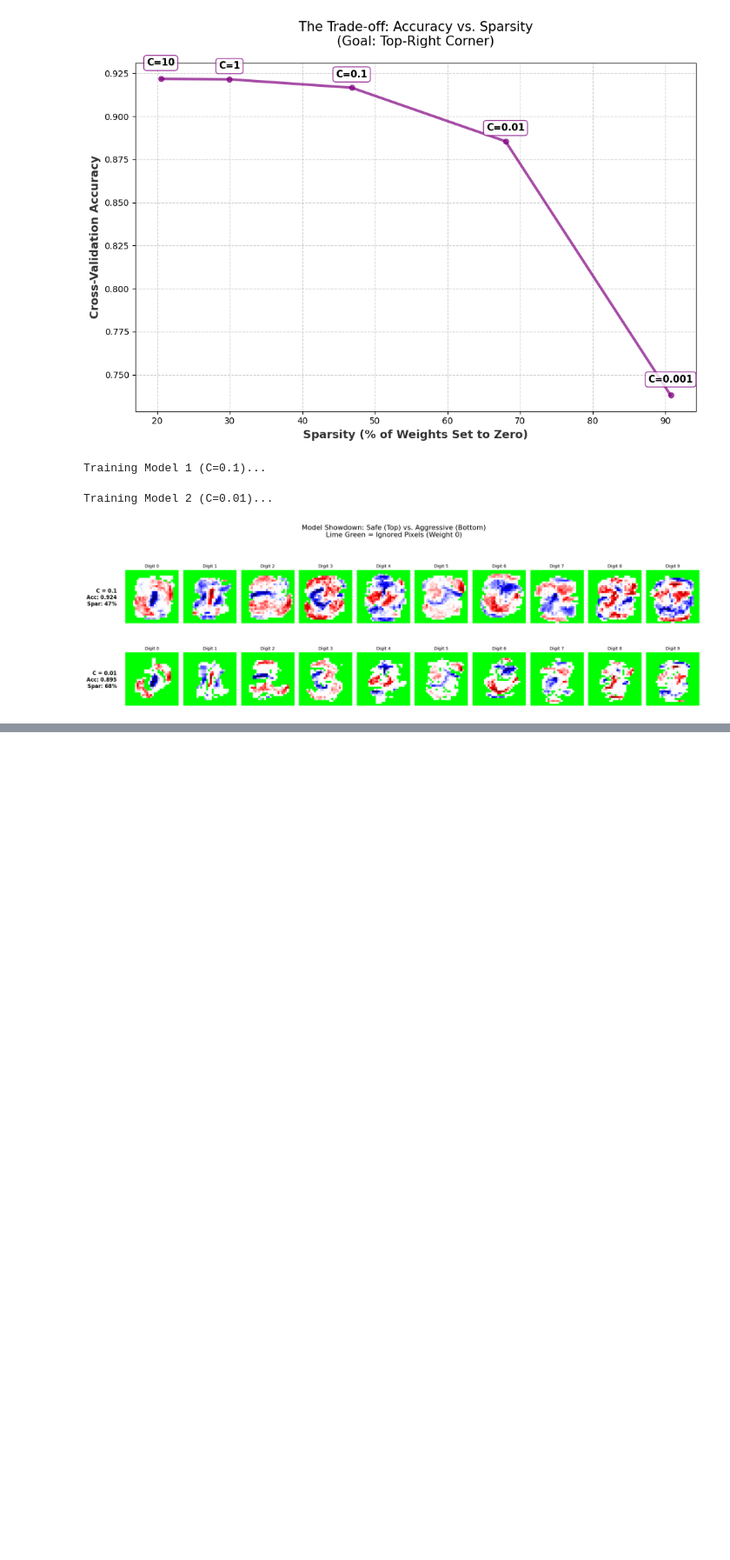
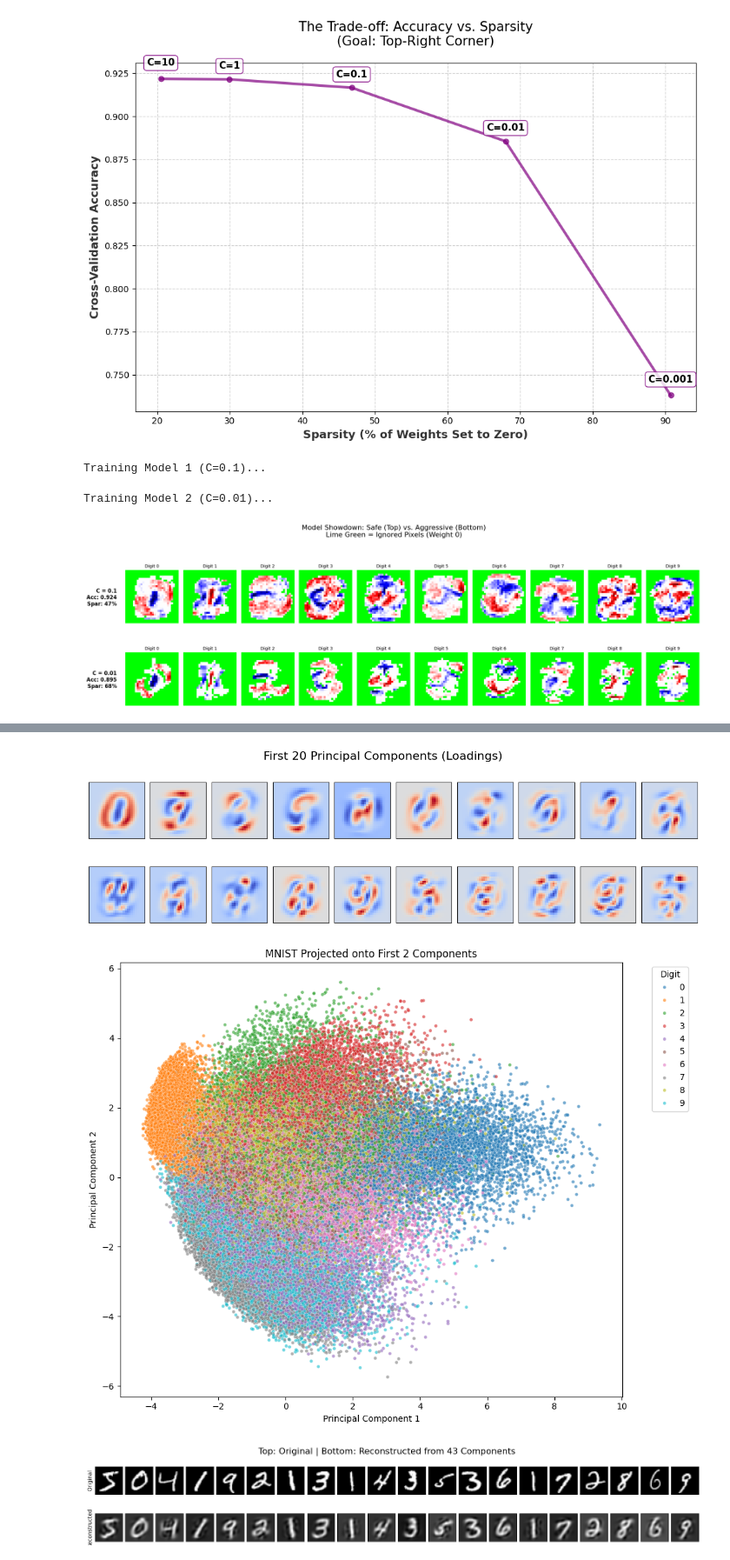
Before and after one commit to jamiefostergrime2/MachineLearningMNIST, a Jupyter notebook: Part2MachineLearning.ipynb, the cells around one changed output, grey strips where cells are left out. Shown at 87% size. Cells and saved outputs as stored; diff of their text form; code cells hidden in the pictures; blank space fills up the shorter version.

```diff
--- a/Part2MachineLearning.ipynb
+++ b/Part2MachineLearning.ipynb
@@ -261,0 +300,68 @@ Training Model 2 (C=0.01)...
+# %%
+import seaborn as sns
+# --- Re-fit PCA with the exact number of components found above (approx 43) ---
+pca = PCA(n_components=n_components_80, svd_solver='randomized', random_state=42)
+X_pca = pca.fit_transform(X_scaled)
+
+# ==========================================
+# 1. Visualise the 20 principal components' loadings
+# ==========================================
+# (Adapted from the "Example: Eigenfaces" section of your practical)
+
+fig, axes = plt.subplots(2, 10, figsize=(15, 4),
+                         subplot_kw={'xticks':[], 'yticks':[]},
+                         gridspec_kw={'hspace':0.1, 'wspace':0.1})
+
+fig.suptitle("First 20 Principal Components (Loadings)", fontsize=16)
+
+for i, ax in enumerate(axes.flat):
+    # Reshape the component (loading) back to 28x28
+    # We use 'coolwarm' to clearly see positive vs negative pixel weights
+    ax.imshow(pca.components_[i].reshape(28, 28), cmap='coolwarm')
+
+plt.show()
+
+# ==========================================
+# 2. Plot the two principal components (Scatterplot)
+# ==========================================
+# (Adapted from the "Introducing PCA" section using seaborn)
+
+plt.figure(figsize=(10, 8))
+sns.scatterplot(x=X_pca[:, 0], y=X_pca[:, 1], hue=y, palette='tab10', alpha=0.6, s=15, legend='full')
+
+plt.xlabel('Principal Component 1')
+plt.ylabel('Principal Component 2')
+plt.title('MNIST Projected onto First 2 Components')
+plt.legend(bbox_to_anchor=(1.05, 1), loc='upper left', title='Digit')
+plt.tight_layout()
+plt.show()
+
+# ==========================================
+# 3. Visualise the first 20 digits (Reconstruction)
+# ==========================================
+# (Adapted from the reconstruction loop in your practical)
+
+# We take the reduced data (X_pca) and inverse transform it
+X_projected = pca.inverse_transform(X_pca)
+
+fig, ax = plt.subplots(2, 20, figsize=(20, 3),
+                       subplot_kw={'xticks':[], 'yticks':[]},
+                       gridspec_kw=dict(hspace=0.1, wspace=0.1))
+
+fig.suptitle(f"Top: Original | Bottom: Reconstructed from {n_components_80} Components", fontsize=16)
+
+for i in range(20):
+    # Original Image
+    ax[0, i].imshow(X_scaled[i].reshape(28, 28), cmap='binary_r')
+
+    # Reconstructed Image
+    ax[1, i].imshow(X_projected[i].reshape(28, 28), cmap='binary_r')
+
+ax[0, 0].set_ylabel('Original')
+ax[1, 0].set_ylabel('Reconstructed')
+
+plt.show()
+# %% [output]
+[figure, added]
+[figure, added]
+[figure, added]
```
Also changed, not shown: parts of 9 cells of this notebook.
